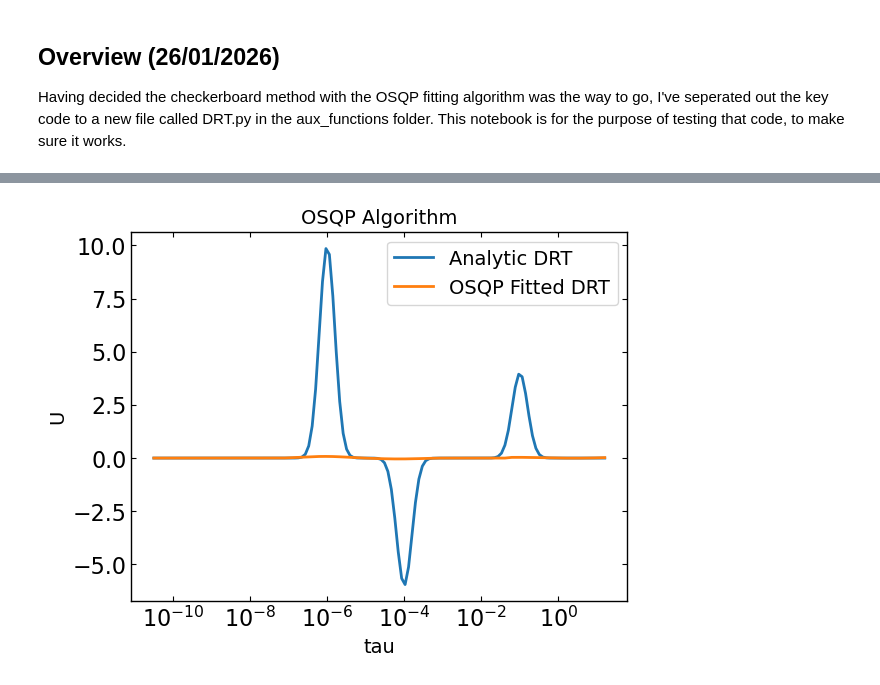
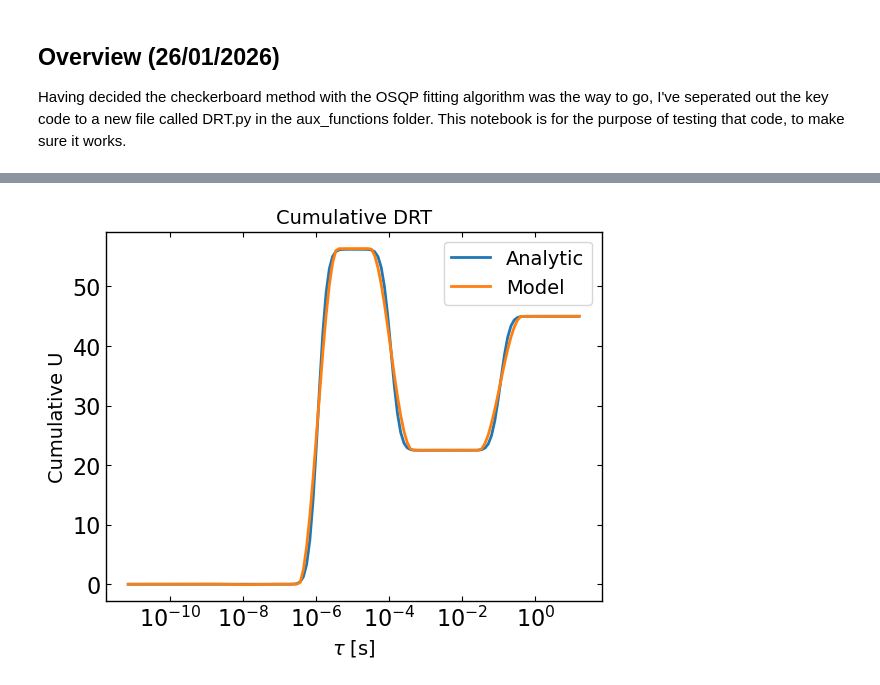
Before and after one commit to joshedmundson/pySIMsalabim, a Jupyter notebook: Notebooks/Projects/Den RT/DRT Module Test/DRT_test.ipynb, the cells around one changed output, grey strips where cells are left out. Cells and saved outputs as stored; diff of their text form; code cells hidden in the pictures.

```diff
--- a/Notebooks/Projects/Den RT/DRT Module Test/DRT_test.ipynb
+++ b/Notebooks/Projects/Den RT/DRT Module Test/DRT_test.ipynb
@@ -106,12 +83,4 @@ plt.show()
-# %%
-# Plot fitted curves
-plt.plot(tau_values, analytic_U, label='Analytic DRT')
-plt.plot(tau_values, fits[-1].U, label='OSQP Fitted DRT')
-plt.xlabel("tau")
-plt.ylabel('U')
-plt.xscale('log')
-plt.title("OSQP Algorithm")
-plt.legend()
-plt.show()
-# %% [output]
-[figure, removed]
+# %%
+drt.plot_cumulative_U(cb_fit.tau, cb_fit.U, tau_analytic=tau_values, U_analytic=analytic_U)
+# %% [output]
+[figure, added]
```
Also changed, not shown: parts of 20 cells of this notebook.
